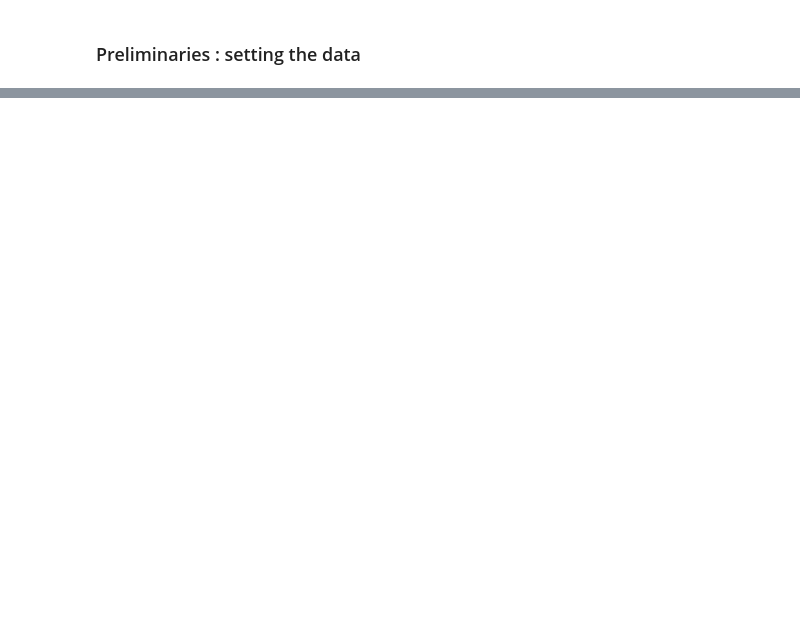
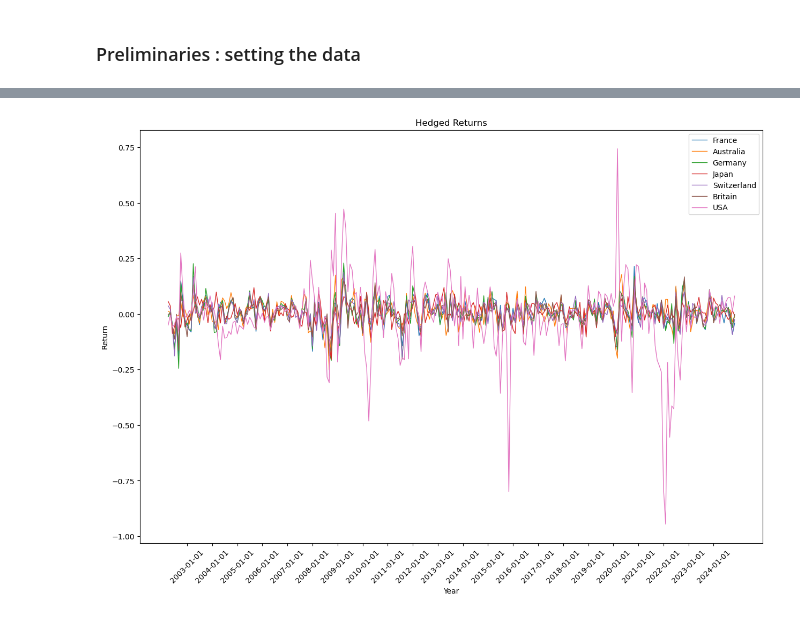
Before and after one commit to pherb127/Investments-Data, a Jupyter notebook: Investments.ipynb, the cells around one changed output, grey strips where cells are left out. Cells and saved outputs as stored; diff of their text form; code cells hidden in the pictures; blank space fills up the shorter version.

```diff
--- a/Investments.ipynb
+++ b/Investments.ipynb
@@ -206,0 +255,24 @@ plt.show()
+# %%
+# Compute excess returns
+excess_ret = pd.DataFrame()
+excess_ret['date'] = aud_rate['observation_date']
+excess_ret['France'] = (eur_to_usd['exchange_rate'].shift(-1)/eur_to_usd['exchange_rate'])*(1+eur_rate['exchange_rate'])-(1+eur_rate['exchange_rate'])
+excess_ret['Australia'] = (aud_to_usd['exchange_rate'].shift(-1)/aud_to_usd['exchange_rate'])*(1+aud_rate['exchange_rate'])-(1+aud_rate['exchange_rate'])
+excess_ret['Germany'] = (eur_to_usd['exchange_rate'].shift(-1)/eur_to_usd['exchange_rate'])*(1+eur_rate['exchange_rate'])-(1+eur_rate['exchange_rate'])
+excess_ret['Japan'] = (jpy_to_usd['exchange_rate'].shift(-1)/jpy_to_usd['exchange_rate'])*(1+jpy_rate['exchange_rate'])-(1+jpy_rate['exchange_rate'])
+excess_ret['Switzerland'] = (chf_to_usd['exchange_rate'].shift(-1)/chf_to_usd['exchange_rate'])*(1+chf_rate['exchange_rate'])-(1+chf_rate['exchange_rate'])
+excess_ret['Britain'] = (gbp_to_usd['exchange_rate'].shift(-1)/gbp_to_usd['exchange_rate'])*(1+gbp_rate['exchange_rate'])-(1+gbp_rate['exchange_rate'])
+excess_ret['USA'] = (usd_rate['exchange_rate'].shift(-1)/usd_rate['exchange_rate'])*(1+usd_rate['exchange_rate'])-(1+usd_rate['exchange_rate'])
+
+excess_ret = excess_ret.dropna()
+excess_ret['date'] = pd.to_datetime(excess_ret['date']).dt.strftime('%m-%Y')
+# %%
+# Assuming 'df' is the dataframe to compare with 'excess_ret'
+# Calculate the difference between all columns except 'date'
+hedged_returns = df.drop(columns=['date']).subtract(excess_ret.drop(columns=['date']), fill_value=0)
+hedged_returns['date'] = df.date
+hedged_returns = hedged_returns[['date', 'France', 'Australia', 'Germany', 'Japan', 'Switzerland', 'Britain', 'USA']]
+
+hedged_returns.to_csv('./data/hedged_returns.csv', index=False)
+
+hedged_returns
@@ -206,0 +293,23 @@ plt.show()
+# %%
+import matplotlib.pyplot as plt
+
+fig, ax = plt.subplots(figsize=(15, 10))  # Adjust figure size to be slightly smaller
+
+# Convert 'date' column to datetime format for better plotting
+hedged_returns['date'] = pd.to_datetime(hedged_returns['date'])
+
+# Plotting each country's returns
+for country in ['France', 'Australia', 'Germany', 'Japan', 'Switzerland', 'Britain', 'USA']:
+    ax.plot(hedged_returns['date'], hedged_returns[country], linestyle='-', linewidth=1, label=country)
+
+# Setting x-axis ticks to show unique years and inclining dates by 45 degrees
+ax.set_xticks(pd.date_range(start=hedged_returns['date'].min(), end=hedged_returns['date'].max(), freq='YS'))
+ax.tick_params(axis='x', rotation=45)
+
+ax.set_title('Hedged Returns')
+ax.set_xlabel('Year')
+ax.set_ylabel('Return')
+ax.legend()
+plt.show()
+# %% [output]
+[figure, added]
```
Also changed, not shown: parts of 23 cells of this notebook, 16 other files.
